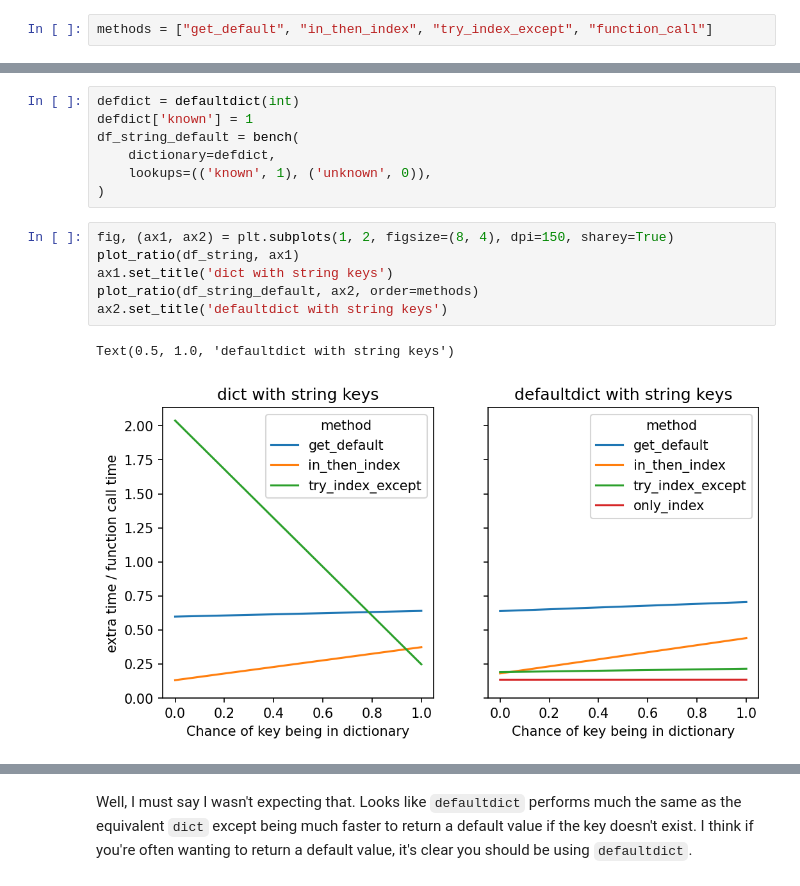
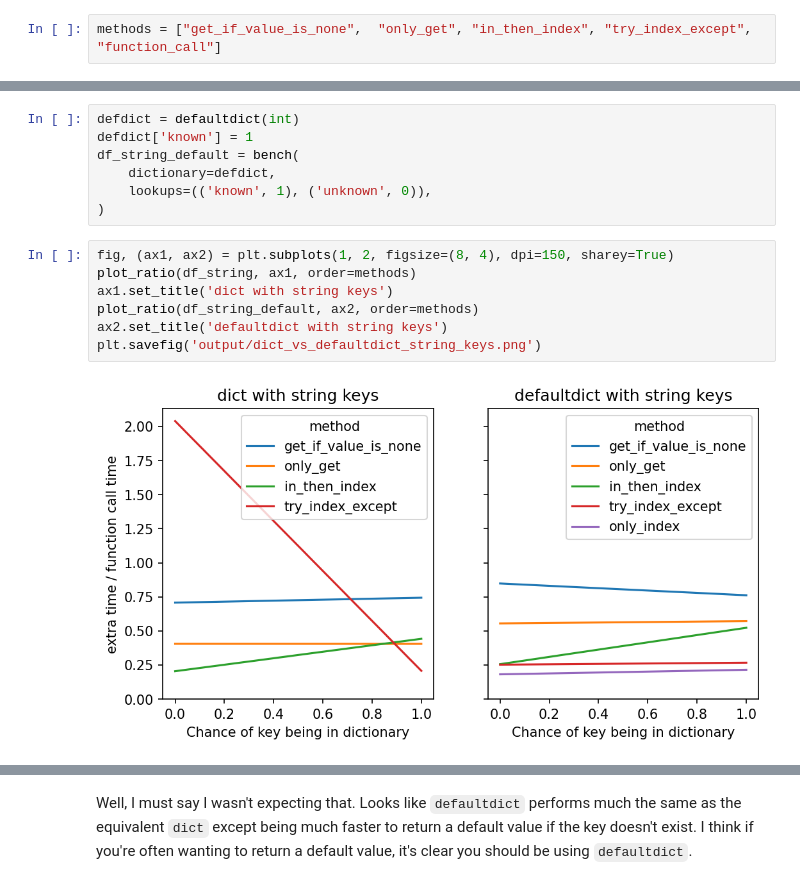
Before and after one commit to alchemyst/performance_comparisons, a Jupyter notebook: Get vs in.ipynb, the cells around one changed output, grey strips where cells are left out. Cells and saved outputs as stored; diff of their text form.

Commit message:
Defaultdict and raw get comparisons added

```diff
--- a/Get vs in.ipynb
+++ b/Get vs in.ipynb
@@ -132,7 +150,7 @@ print(sys.version)
 loops = 1_000_000
 repeats = 20
 # %%
-methods = ["get_default", "in_then_index", "try_index_except", "function_call"]
+methods = ["get_if_value_is_none",  "only_get", "in_then_index", "try_index_except", "function_call"]
 # %% [markdown]
 We'll look up these keys, which have 100% or 0% chance to be in the dictionary
 # %%
@@ -297,10 +318,10 @@ df_string_default = bench(
 )
 # %%
 fig, (ax1, ax2) = plt.subplots(1, 2, figsize=(8, 4), dpi=150, sharey=True)
-plot_ratio(df_string, ax1)
+plot_ratio(df_string, ax1, order=methods)
 ax1.set_title('dict with string keys')
 plot_ratio(df_string_default, ax2, order=methods)
 ax2.set_title('defaultdict with string keys')
+plt.savefig('output/dict_vs_defaultdict_string_keys.png')
 # %% [output]
-Text(0.5, 1.0, 'defaultdict with string keys')
-[figure, old version]
+[figure, new version]
```
Also changed, not shown: parts of 30 cells of this notebook.
